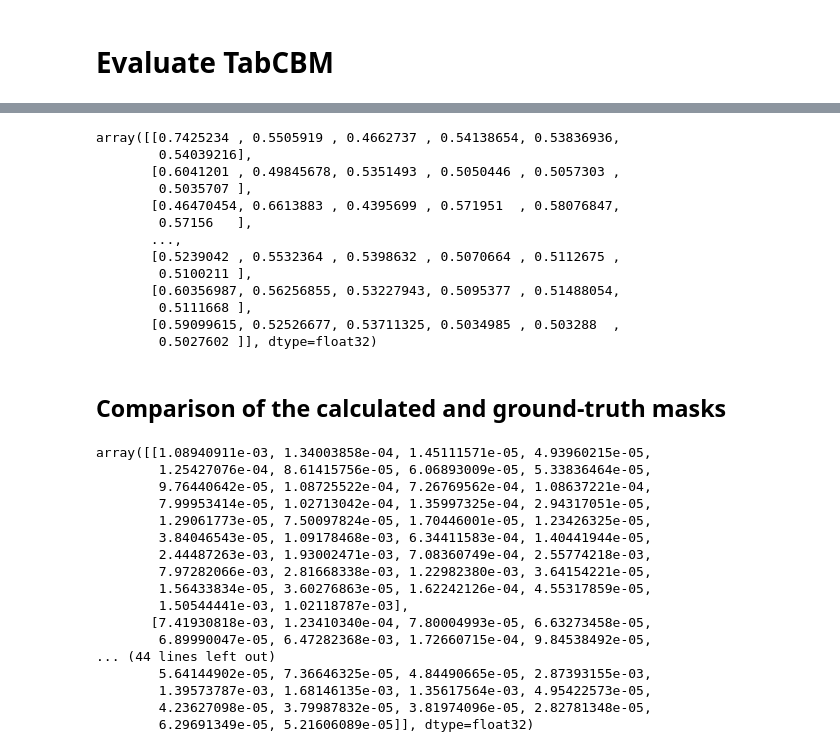
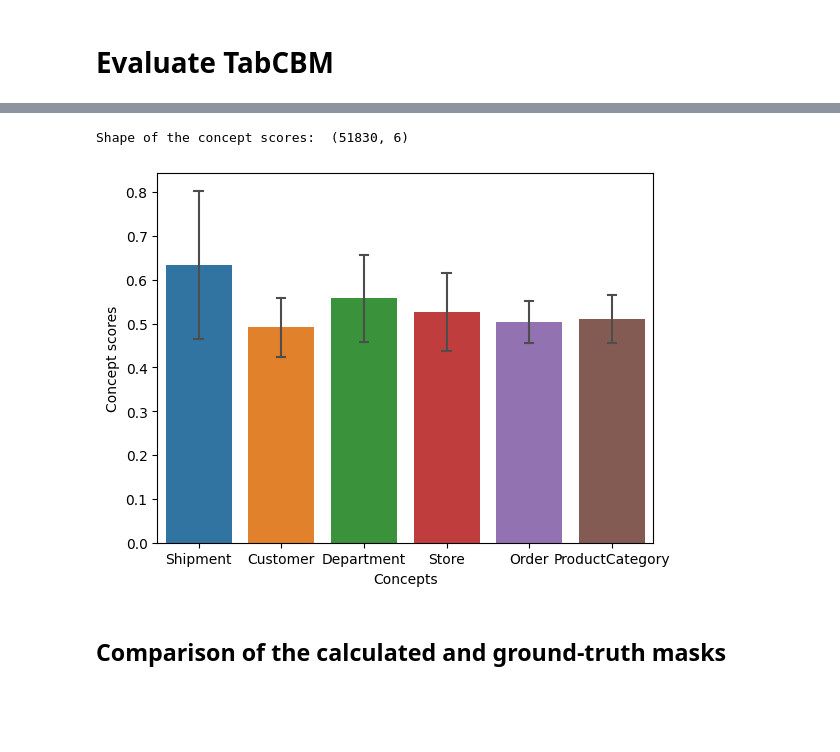
Before and after one commit to kSahatova/AMMIS_project, a Jupyter notebook: train_tabcbm.ipynb, the cells around one changed output, grey strips where cells are left out. Drawn from its saved outputs; the diff is of its cells as text; code cells hidden in the pictures; blank space fills up the shorter version.

```diff
--- a/train_tabcbm.ipynb
+++ b/train_tabcbm.ipynb
@@ -323,7 +341,7 @@ Model: "tab_cbm"
 self_supervised_train_epochs = 50
 print("TabCBM self-supervised training stage...")
 ss_tabcbm_hist = ss_tabcbm.fit(
-    x=x_train_std,
+    x=x_train,
     y=y_train,
     validation_split=validation_size,
     epochs=self_supervised_train_epochs,
@@ -391,11 +407,11 @@ Model: "tab_cbm_1"
  Trainable params: 34,417 (134.44 KB)
  Non-trainable params: 228 (912.00 B)
 # %%
-max_epochs = 100
+max_epochs = 150
 print("TabCBM self-supervised training stage...")
 
 tabcbm_hist = tabcbm_supervised.fit(
-    x=x_train_std,
+    x=x_train,
     y=y_train,
     validation_split=validation_size,
     epochs=max_epochs,
@@ -425,8 +441,5 @@ Epoch 100/100
 # %% [markdown]
 # Evaluate TabCBM
 # %%
-test_y_pred, test_concept_scores = tabcbm_supervised.predict(
-    x_test_std,
-    batch_size=batch_size,
-)
+test_y_pred, test_concept_scores = tabcbm_supervised.predict(x_test, batch_size=batch_size)
 # %% [output]
@@ -456,41 +465,24 @@ Accuracy is 69.46%
-# %%
-test_concept_scores
-# %% [output]
-array([[0.7425234 , 0.5505919 , 0.4662737 , 0.54138654, 0.53836936,
-        0.54039216],
-       [0.6041201 , 0.49845678, 0.5351493 , 0.5050446 , 0.5057303 ,
-        0.5035707 ],
-       [0.46470454, 0.6613883 , 0.4395699 , 0.571951  , 0.58076847,
-        0.57156   ],
-       ...,
-       [0.5239042 , 0.5532364 , 0.5398632 , 0.5070664 , 0.5112675 ,
-        0.5100211 ],
-       [0.60356987, 0.56256855, 0.53227943, 0.5095377 , 0.51488054,
-        0.5111668 ],
-       [0.59099615, 0.52526677, 0.53711325, 0.5034985 , 0.503288  ,
-        0.5027602 ]], dtype=float32)
+# %%
+test_concept_scores_df = pd.DataFrame(test_concept_scores, columns=list(aggregated_concepts.keys()))
+# %%
+# Visualize concept scores
+
+print('Shape of the concept scores: ', test_concept_scores.shape)
+
+concept_scores_avg = test_concept_scores.mean(axis=0)
+concept_scores_var = test_concept_scores.std(axis=0)
+
+ax = sns.barplot(test_concept_scores_df, estimator='mean', errorbar='sd',
+                 err_kws={"color": ".3", "linewidth": 1.5}, capsize=.1, legend=False)
+
+ax.set(xlabel='Concepts', ylabel='Concept scores')
+plt.savefig(f'tabcbm_test_concept_scores_k{n_concepts}', dpi=300)
+plt.show()
+# %% [output]
+Shape of the concept scores:  (51830, 6)
+[figure, added]
 # %% [markdown]
 ## Comparison of the calculated and ground-truth masks
-# %%
-masks
-# %% [output]
-array([[1.08940911e-03, 1.34003858e-04, 1.45111571e-05, 4.93960215e-05,
-        1.25427076e-04, 8.61415756e-05, 6.06893009e-05, 5.33836464e-05,
-        9.76440642e-05, 1.08725522e-04, 7.26769562e-04, 1.08637221e-04,
-        7.99953414e-05, 1.02713042e-04, 1.35997325e-04, 2.94317051e-05,
-        1.29061773e-05, 7.50097824e-05, 1.70446001e-05, 1.23426325e-05,
-        3.84046543e-05, 1.09178468e-03, 6.34411583e-04, 1.40441944e-05,
-        2.44487263e-03, 1.93002471e-03, 7.08360749e-04, 2.55774218e-03,
-        7.97282066e-03, 2.81668338e-03, 1.22982380e-03, 3.64154221e-05,
-        1.56433834e-05, 3.60276863e-05, 1.62242126e-04, 4.55317859e-05,
-        1.50544441e-03, 1.02118787e-03],
-       [7.41930818e-03, 1.23410340e-04, 7.80004993e-05, 6.63273458e-05,
-        6.89990047e-05, 6.47282368e-03, 1.72660715e-04, 9.84538492e-05,
-... (44 lines left out)
-        5.64144902e-05, 7.36646325e-05, 4.84490665e-05, 2.87393155e-03,
-        1.39573787e-03, 1.68146135e-03, 1.35617564e-03, 4.95422573e-05,
-        4.23627098e-05, 3.79987832e-05, 3.81974096e-05, 2.82781348e-05,
-        6.29691349e-05, 5.21606089e-05]], dtype=float32)
 # %%
 # The masks are stored as logits, so we need to turn them to probabilities using
 # a sigmoid
```
Also changed, not shown: parts of 34 cells of this notebook, 38 other files.
